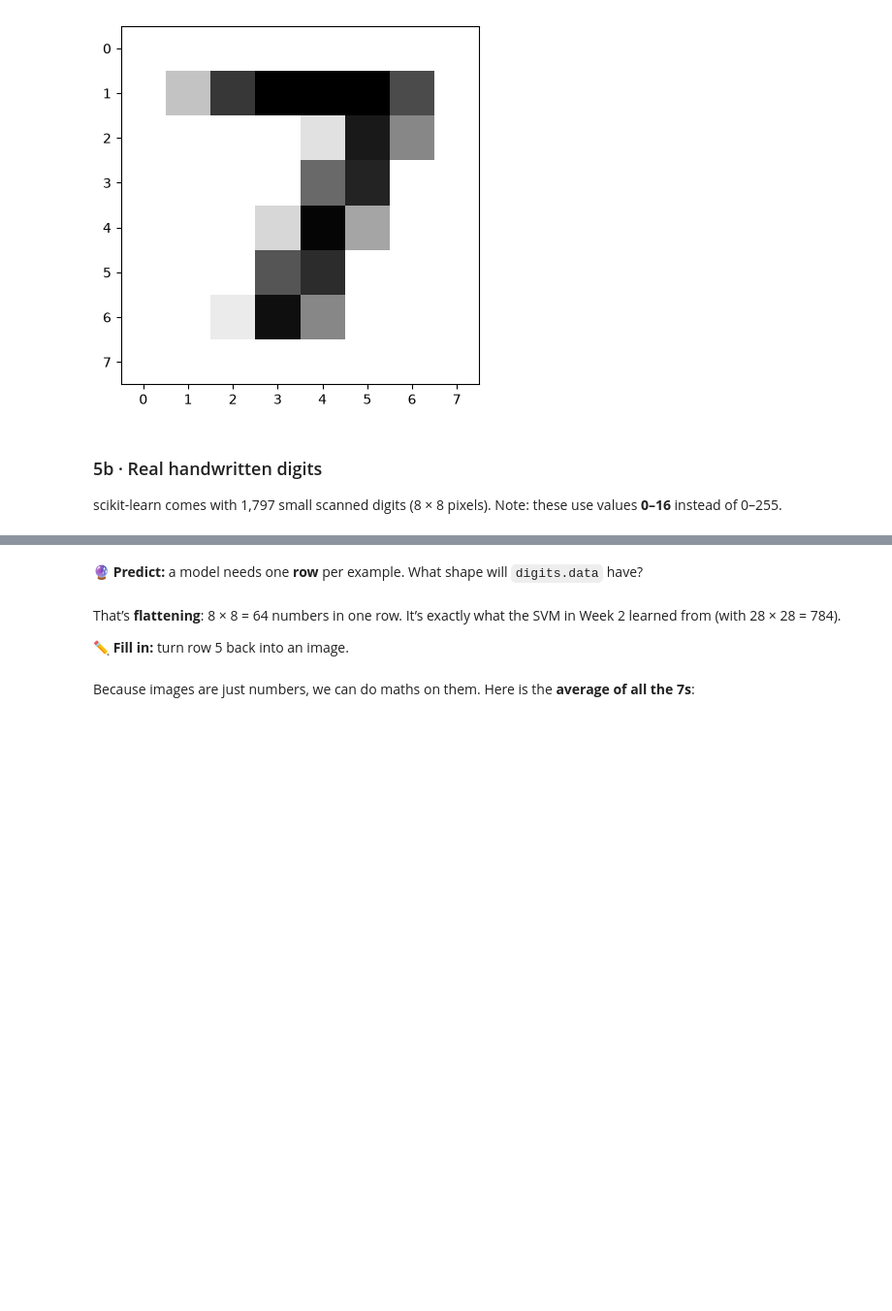
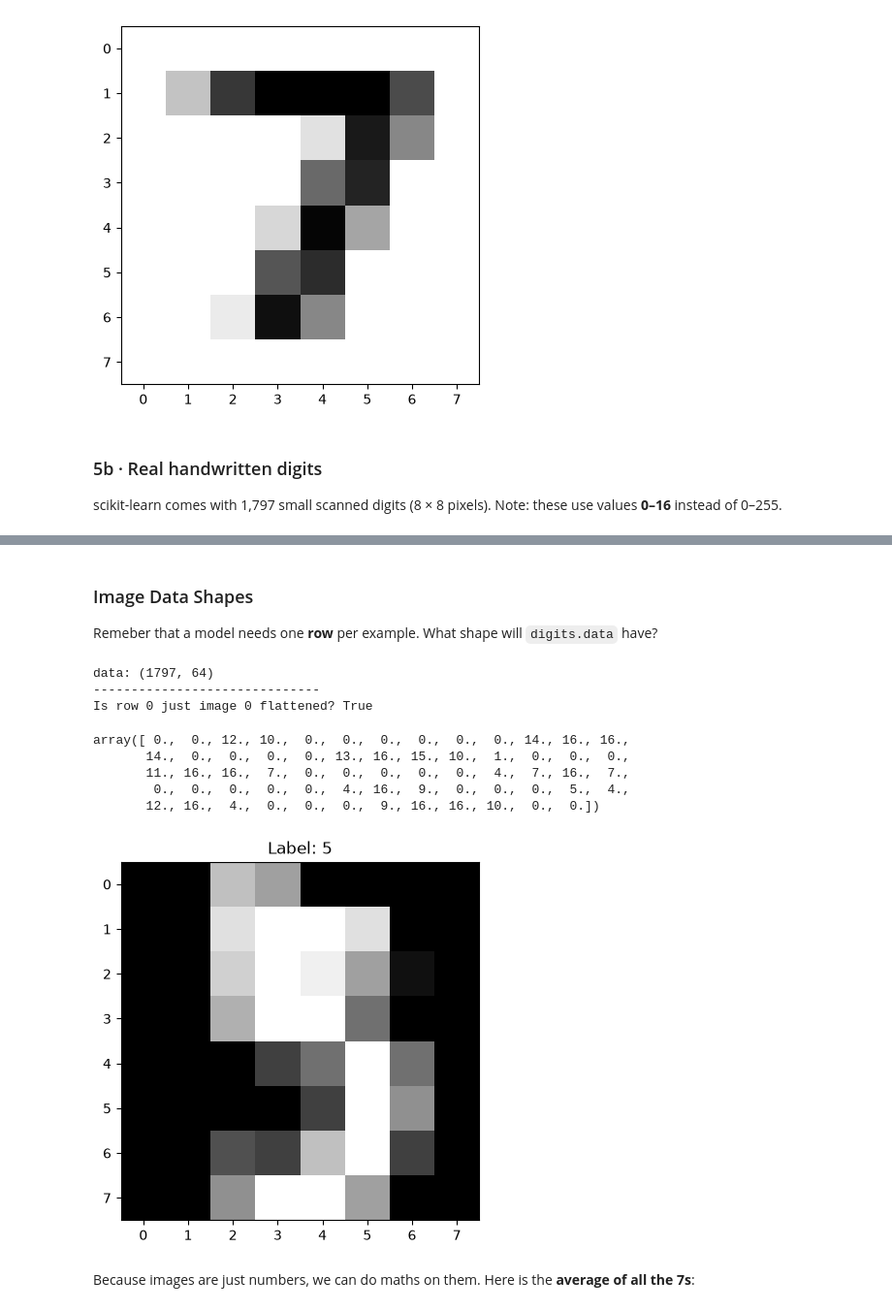
Before and after one commit to ilirsheraj/UMT-Classes, a Jupyter notebook: IntroAI/Week_04_Data/Week4_NumPy_Seminar.ipynb, the cells around one changed output, grey strips where cells are left out. Shown at 97% size. Cells and saved outputs as stored; diff of their text form; code cells hidden in the pictures; blank space fills up the shorter version.

```diff
--- a/IntroAI/Week_04_Data/Week4_NumPy_Seminar.ipynb
+++ b/IntroAI/Week_04_Data/Week4_NumPy_Seminar.ipynb
@@ -544,20 +549,33 @@ plt.show()
 # %% [markdown]
-🔮 **Predict:** a model needs one **row** per example. What shape will `digits.data` have?
+### Image Data Shapes
+
+Remeber that a model needs one **row** per example. What shape will `digits.data` have?
 # %%
-# My guess: ...
+# If image is 8x8 pixcels, flattened it will be 64 elements long vector
 print("data:", digits.data.shape)
+print("-" * 30)
 print("Is row 0 just image 0 flattened?", np.array_equal(digits.images[0].flatten(), digits.data[0]))
+# %% [output]
+data: (1797, 64)
+------------------------------
+Is row 0 just image 0 flattened? True
-# %% [markdown]
-That’s **flattening**: 8 × 8 = 64 numbers in one row. It’s exactly what the SVM in Week 2 learned from (with 28 × 28 = 784).
-
-✏️ **Fill in:** turn row 5 back into an image.
+# %%
+digits.data[5]
+# %% [output]
+array([ 0.,  0., 12., 10.,  0.,  0.,  0.,  0.,  0.,  0., 14., 16., 16.,
+       14.,  0.,  0.,  0.,  0., 13., 16., 15., 10.,  1.,  0.,  0.,  0.,
+       11., 16., 16.,  7.,  0.,  0.,  0.,  0.,  0.,  4.,  7., 16.,  7.,
+        0.,  0.,  0.,  0.,  0.,  4., 16.,  9.,  0.,  0.,  0.,  5.,  4.,
+       12., 16.,  4.,  0.,  0.,  0.,  9., 16., 16., 10.,  0.,  0.])
 # %%
-image_5 = digits.data[5].reshape(____)
+# We can rebuild the image again
+image_5 = digits.data[5].reshape(8,8)
 
 plt.imshow(image_5, cmap="gray")
 plt.title(f"Label: {digits.target[5]}")
 plt.show()
-check(image_5.shape == (8, 8))
+# %% [output]
+[figure, added]
 # %% [markdown]
 Because images are just numbers, we can do maths on them. Here is the **average of all the 7s**:
 # %%
```
Also changed, not shown: parts of 31 cells of this notebook.
